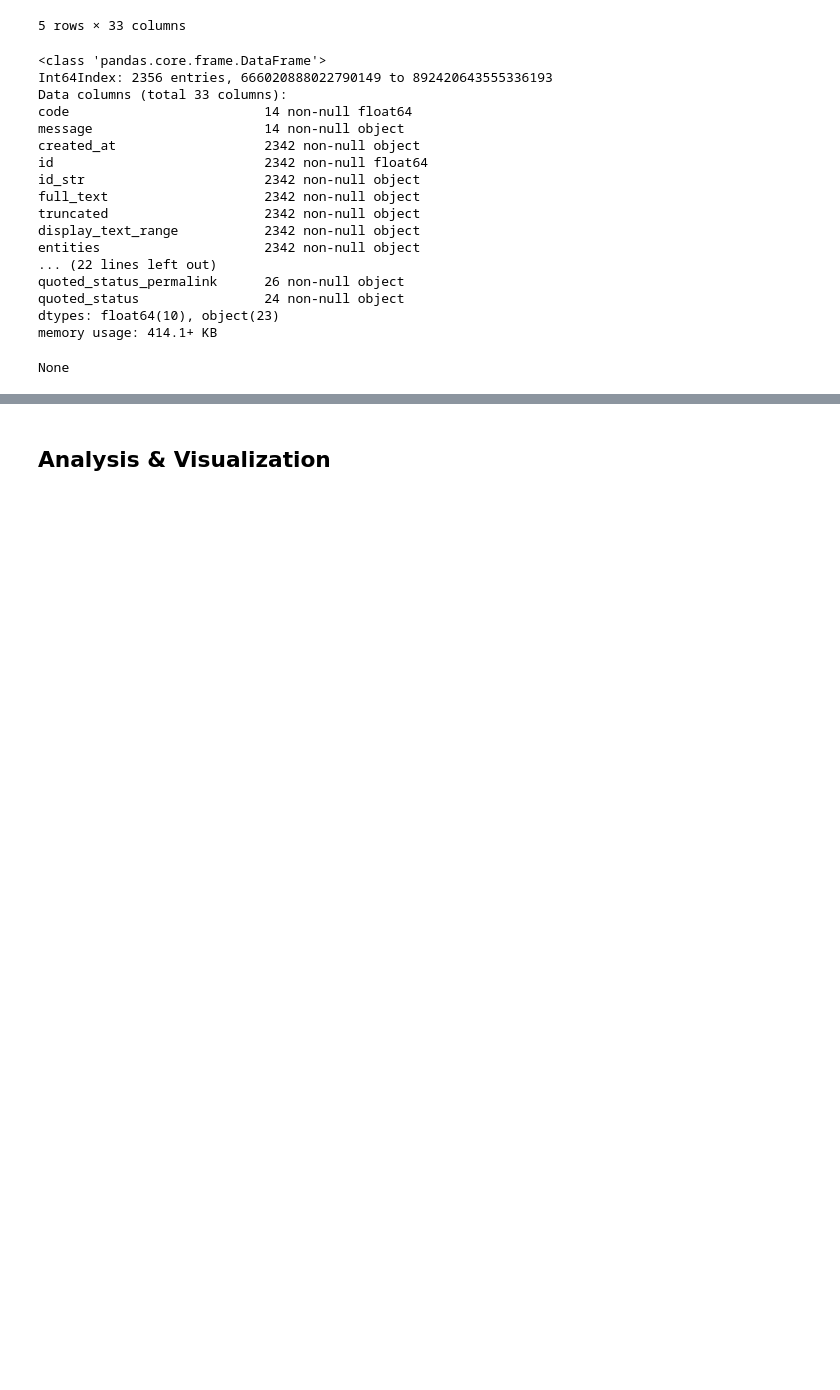
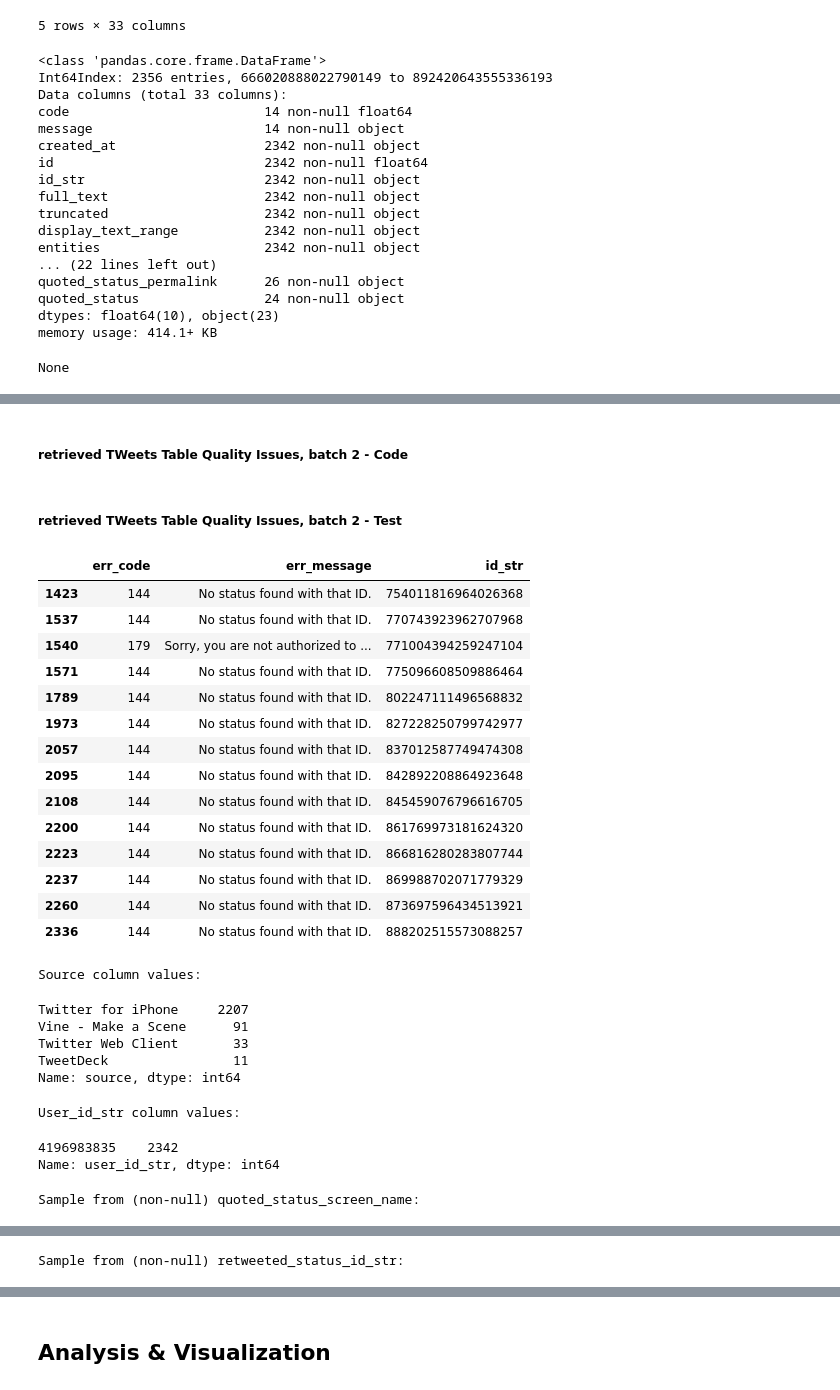
Before and after one commit to sockduct/Udacity-DAND, a Jupyter notebook: Proj7/wrangle_act.ipynb, the cells around one changed output, grey strips where cells are left out. Drawn from its saved outputs; the diff is of its cells as text; code cells hidden in the pictures; blank space fills up the shorter version.

```diff
--- a/Proj7/wrangle_act.ipynb
+++ b/Proj7/wrangle_act.ipynb
@@ -587,0 +310,16 @@ for v in ['doggo', 'floofer', 'pupper', 'puppo']:
+# %%
+# Remove these columns per definition above
+dftw.drop(columns=['geo', 'coordinates', 'contributors', 'place', 'truncated', 'possibly_sensitive', 'retweeted', 'favorited',
+                   'quoted_status', 'id', 'in_reply_to_status_id', 'in_reply_to_user_id', 'quoted_status_id'], inplace=True)
+
+# Rename these columns per definition above
+dftw.rename(columns={'code': 'err_code', 'message': 'err_message', 'user': 'user_id_str'}, inplace=True)
+
+# created_at column - convert to datetime type
+dftw.created_at = pd.to_datetime(dftw.created_at)
+
+# is_quote_status - convert to boolean type
+dftw.is_quote_status = dftw.is_quote_status.fillna(False).astype(bool)
+
+# code - integer status code, but ints in Series can't be null so use str instead
+dftw.err_code = dftw.err_code.fillna(-1).astype(int).astype(str).replace('-1', np.nan)
@@ -587,0 +358,2 @@ for v in ['doggo', 'floofer', 'pupper', 'puppo']:
+# %% [markdown]
+##### retrieved TWeets Table Quality Issues, batch 2 - Code
@@ -587,0 +388,61 @@ for v in ['doggo', 'floofer', 'pupper', 'puppo']:
+# %% [markdown]
+##### retrieved TWeets Table Quality Issues, batch 2 - Test
+# %%
+# Confirm id_str added to rows with err*
+display(dftw[dftw.err_code.notnull()][['err_code', 'err_message', 'id_str']])
+
+# Confirm source text extracted correctly
+print('\n\nSource column values:')
+display(dftw.source.value_counts())
+
+# Confirm user_id_str column just contains string id now
+print('\n\nUser_id_str column values:')
+display(dftw.user_id_str.value_counts())
+assert dftw.user_id_str.dtype == 'O', 'Error:  Expected user_id_str dtype of "O" for object (string-type)'
+
+# Confirm retweet_count, favorite_count are ints with 14 "-1"s and 2,342 numbers > 0
+assert dftw.retweet_count[dftw.retweet_count == -1].count() == 14, 'Error:  Expected 14 "-1"s in retweet_count column'
+assert dftw.favorite_count[dftw.favorite_count == -1].count() == 14, 'Error:  Expected 14 "-1"s in favorite_count column'
+assert dftw.retweet_count[dftw.retweet_count >= 0].count() == 2342, 'Error:  Expected 2342 numbers >= 0 in retweet_count column'
+assert dftw.favorite_count[dftw.favorite_count >= 0].count() == 2342, 'Error:  Expected 2342 numbers >= 0 in favorite_count column'
+assert dftw.retweet_count.dtype.__str__().find('int') >= 0, 'Error:  Expected retweet_count column to be int type'
+assert dftw.favorite_count.dtype.__str__().find('int') >= 0, 'Error:  Expected favorite_count column to be int type'
+
+# Confirm quoted_status_screen_name exists with 26 strings:
+assert dftw.quoted_status_screen_name.dropna().count() == 26, 'Error:  Expected 26 values within quoted_status_screen_name column'
+print('\n\nSample from (non-null) quoted_status_screen_name:')
+display(dftw.quoted_status_screen_name.dropna().sample(10))
+
+# Confirm retweeted_status tweet IDs extracted and contain 168 ids:
+print('\n\nSample from (non-null) retweeted_status_id_str:')
+display(dftw.retweeted_status_id_str.dropna().sample(10))
+assert dftw.retweeted_status_id_str.count() == 168, 'Error:  Expected 168 values within retweeted_status_id_str column'
+
+print('\n\nTable info:')
+dftw.info()
+# %% [output]
+|  | err_code | err_message | id_str |
+| 1423 | 144 | No status found with that ID. | 754011816964026368 |
+| 1537 | 144 | No status found with that ID. | 770743923962707968 |
+| 1540 | 179 | Sorry, you are not authorized to ... | 771004394259247104 |
+| 1571 | 144 | No status found with that ID. | 775096608509886464 |
+| 1789 | 144 | No status found with that ID. | 802247111496568832 |
+| 1973 | 144 | No status found with that ID. | 827228250799742977 |
+| 2057 | 144 | No status found with that ID. | 837012587749474308 |
+| 2095 | 144 | No status found with that ID. | 842892208864923648 |
+| 2108 | 144 | No status found with that ID. | 845459076796616705 |
+| 2200 | 144 | No status found with that ID. | 861769973181624320 |
+| 2223 | 144 | No status found with that ID. | 866816280283807744 |
+| 2237 | 144 | No status found with that ID. | 869988702071779329 |
+| 2260 | 144 | No status found with that ID. | 873697596434513921 |
+| 2336 | 144 | No status found with that ID. | 888202515573088257 |
+Source column values:
+Twitter for iPhone     2207
+Vine - Make a Scene      91
+Twitter Web Client       33
+TweetDeck                11
+Name: source, dtype: int64
+User_id_str column values:
+4196983835    2342
+Name: user_id_str, dtype: int64
+Sample from (non-null) quoted_status_screen_name:
@@ -587,0 +460 @@ for v in ['doggo', 'floofer', 'pupper', 'puppo']:
+Sample from (non-null) retweeted_status_id_str:
```
Also changed, not shown: parts of 65 cells of this notebook.
